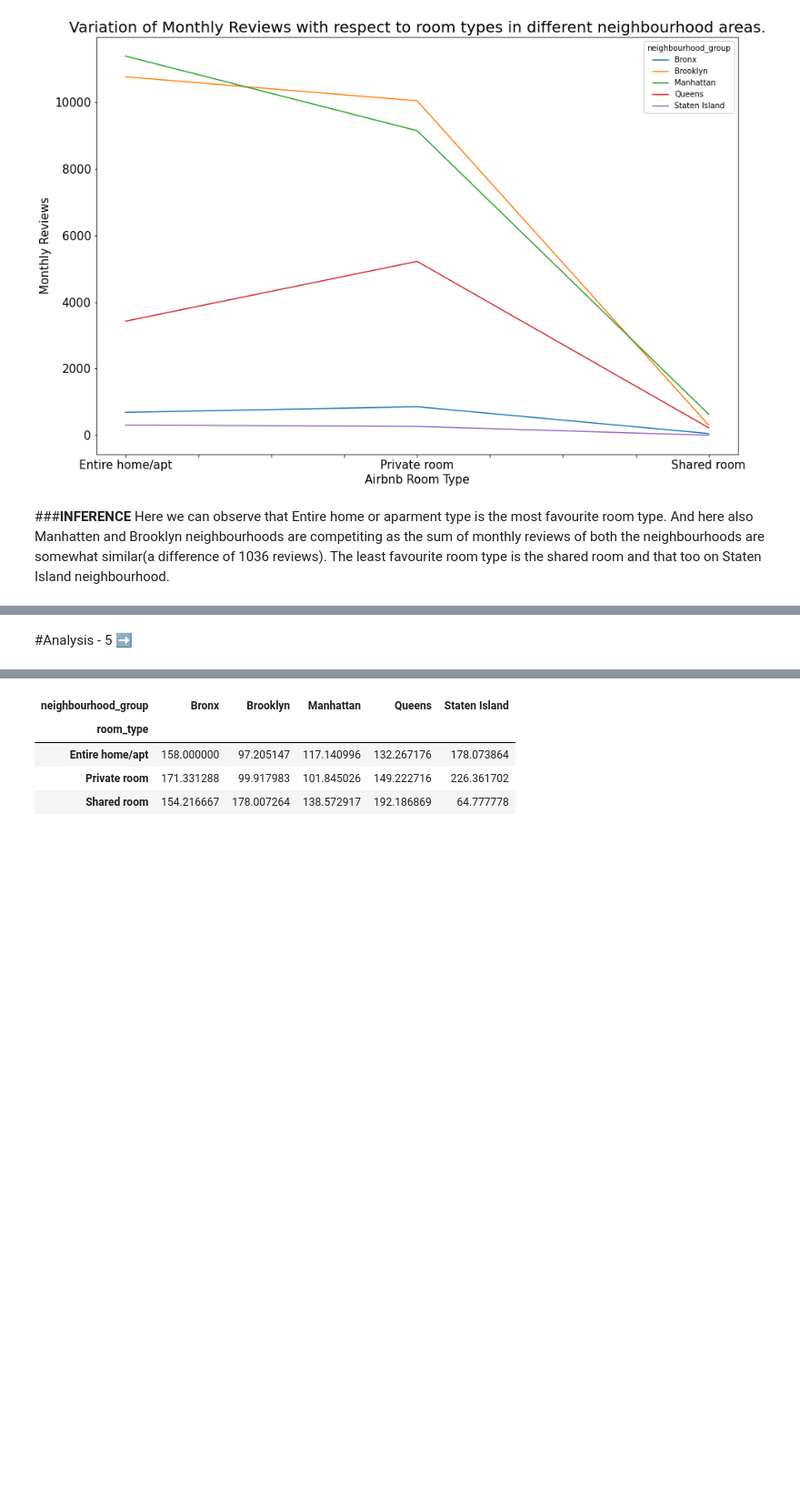
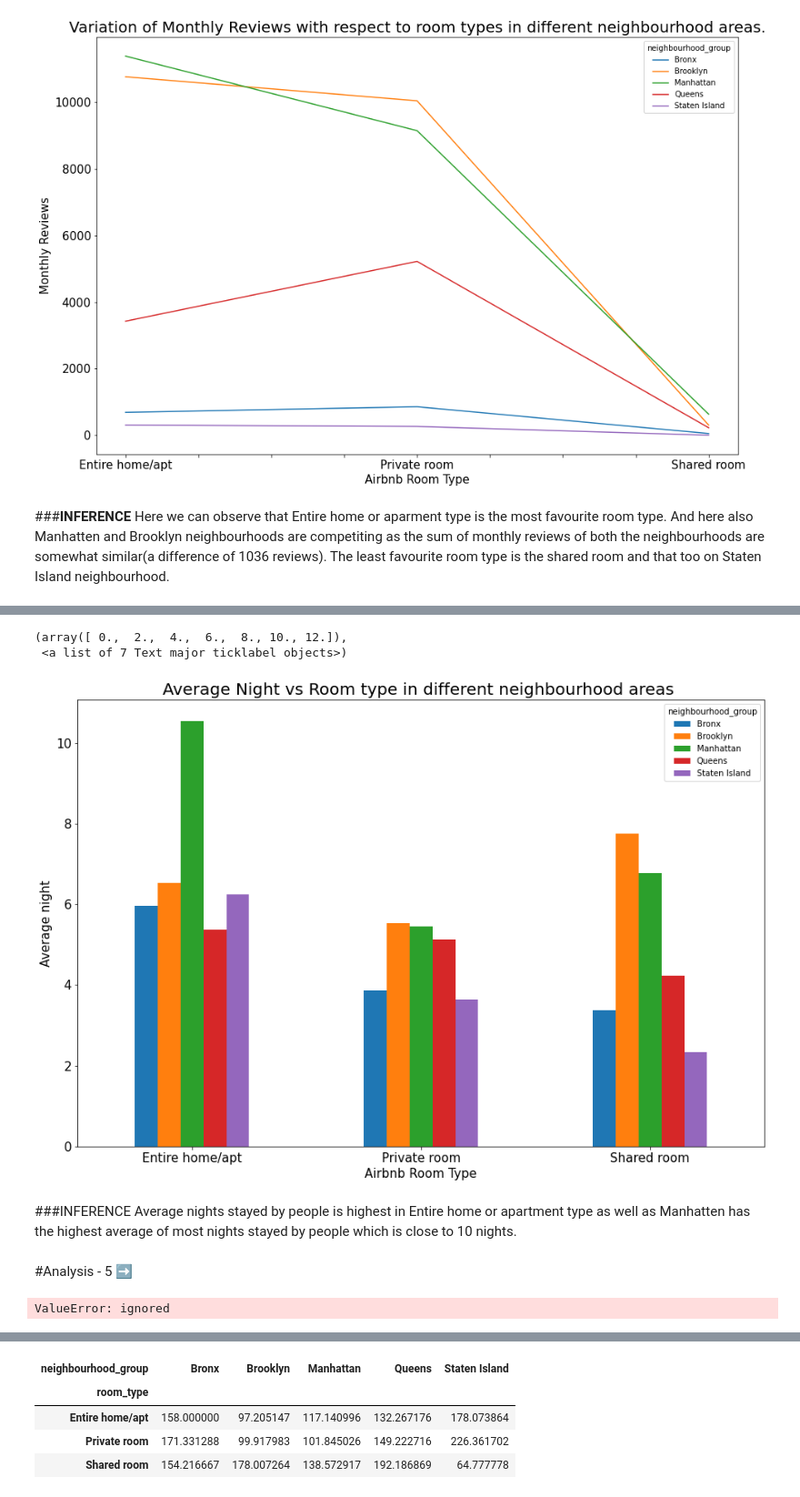
Before and after one commit to shubhamjangid510/EDA-Capstone-Airbnb-Analysis, a Jupyter notebook: Airbnb_Bookings_Analysis_Capstone_Project.ipynb, the cells around one changed output, grey strips where cells are left out. Shown at 91% size. Drawn from its saved outputs; the diff is of its cells as text; code cells hidden in the pictures; blank space fills up the shorter version.

```diff
--- a/Airbnb_Bookings_Analysis_Capstone_Project.ipynb
+++ b/Airbnb_Bookings_Analysis_Capstone_Project.ipynb
@@ -267,0 +299,3 @@ Here we can observe that Entire home or aparment type is the most favourite room
+# %%
+#comparing aaverage nights in different room types with different neighbourhood areas.
+night_room_neighbourhood=df.groupby(['room_type','neighbourhood_group'])['minimum_nights'].mean().unstack()
@@ -268,2 +310,25 @@ Here we can observe that Entire home or aparment type is the most favourite room
+# %%
+#plotting the graph
+plt.rcParams['figure.figsize']=(15,10)
+night_room_neighbourhood.plot(kind='bar')
+plt.title("Average Night vs Room type in different neighbourhood areas ",fontsize=20)
+plt.xlabel("Airbnb Room Type",fontsize=15)
+plt.xticks(fontsize = 15)
+plt.ylabel("Average night",fontsize=15)
+plt.xticks(rotation=360)
+plt.yticks(fontsize = 15)
+# %% [output]
+(array([ 0.,  2.,  4.,  6.,  8., 10., 12.]),
+ <a list of 7 Text major ticklabel objects>)
+[figure, added]
+# %% [markdown]
+###INFERENCE
+Average nights stayed by people is highest in Entire home or apartment type as well as Manhatten has the highest average of most nights stayed by people which is close to 10 nights.
 # %% [markdown]
 #Analysis - 5 ➡
+# %%
+df['availability_full_year']=df.loc[df['availability_365']==365]
+# df[df['name']!='-']
+df.tail()
+# %% [output]
+ValueError: ignored
```
Also changed, not shown: parts of 17 cells of this notebook.
